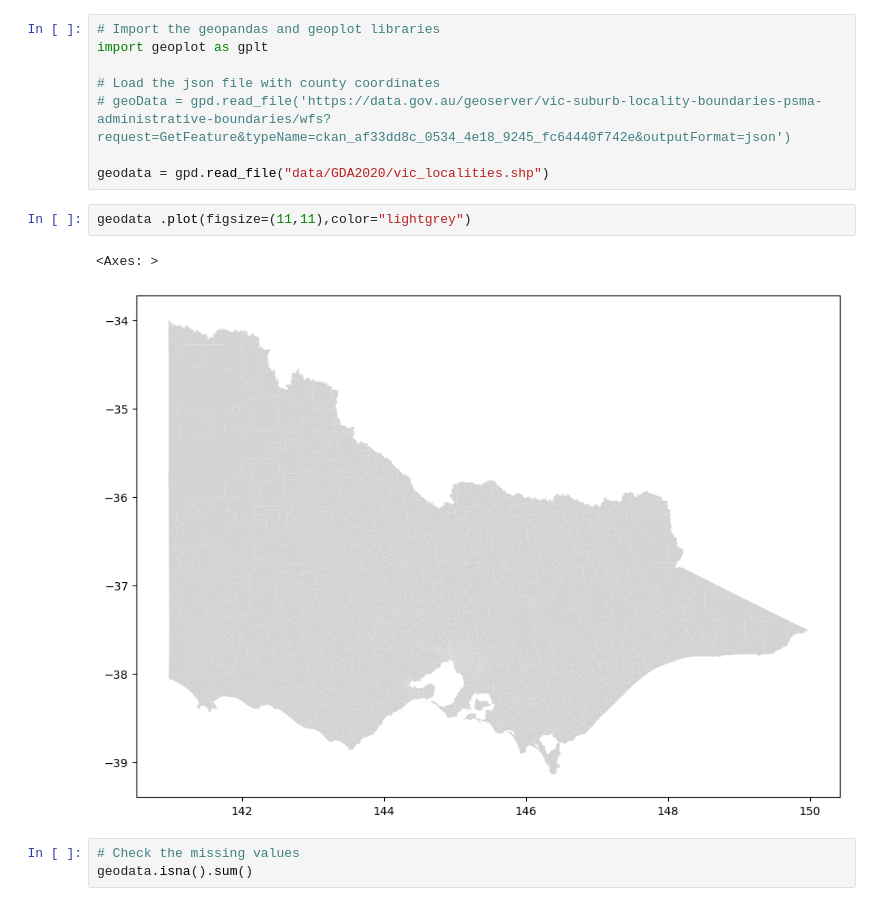
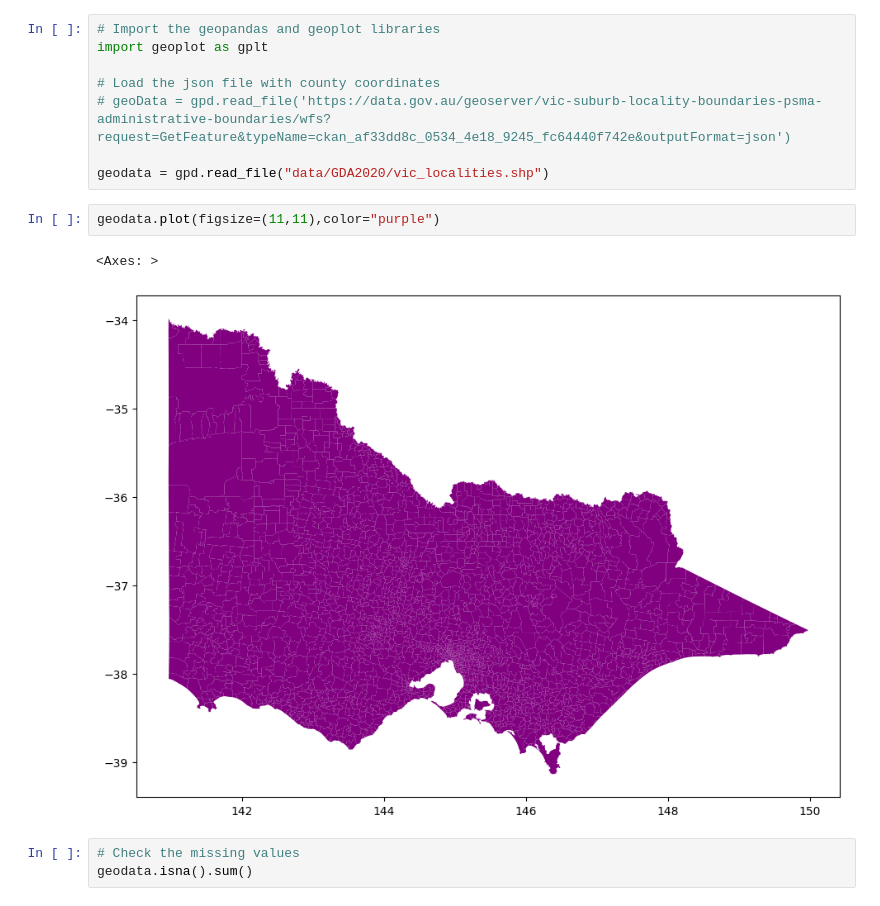
Before and after one commit to Clinical-Informatics-Collaborative/socio-economic-data, a Jupyter notebook: Python Dashboard/cmap_syntheticdata.ipynb, the cells around one changed output. Cells and saved outputs as stored; diff of their text form.

```diff
--- a/Python Dashboard/cmap_syntheticdata.ipynb
+++ b/Python Dashboard/cmap_syntheticdata.ipynb
@@ -263,10 +263,10 @@ import geoplot as gplt
 
 geodata = gpd.read_file("data/GDA2020/vic_localities.shp")
 # %%
-geodata .plot(figsize=(11,11),color="lightgrey")
+geodata.plot(figsize=(11,11),color="purple")
 # %% [output]
 <Axes: >
-[figure, old version]
+[figure, new version]
 # %%
 # Check the missing values
 geodata.isna().sum()
```
Also changed, not shown: parts of 4 cells of this notebook.
